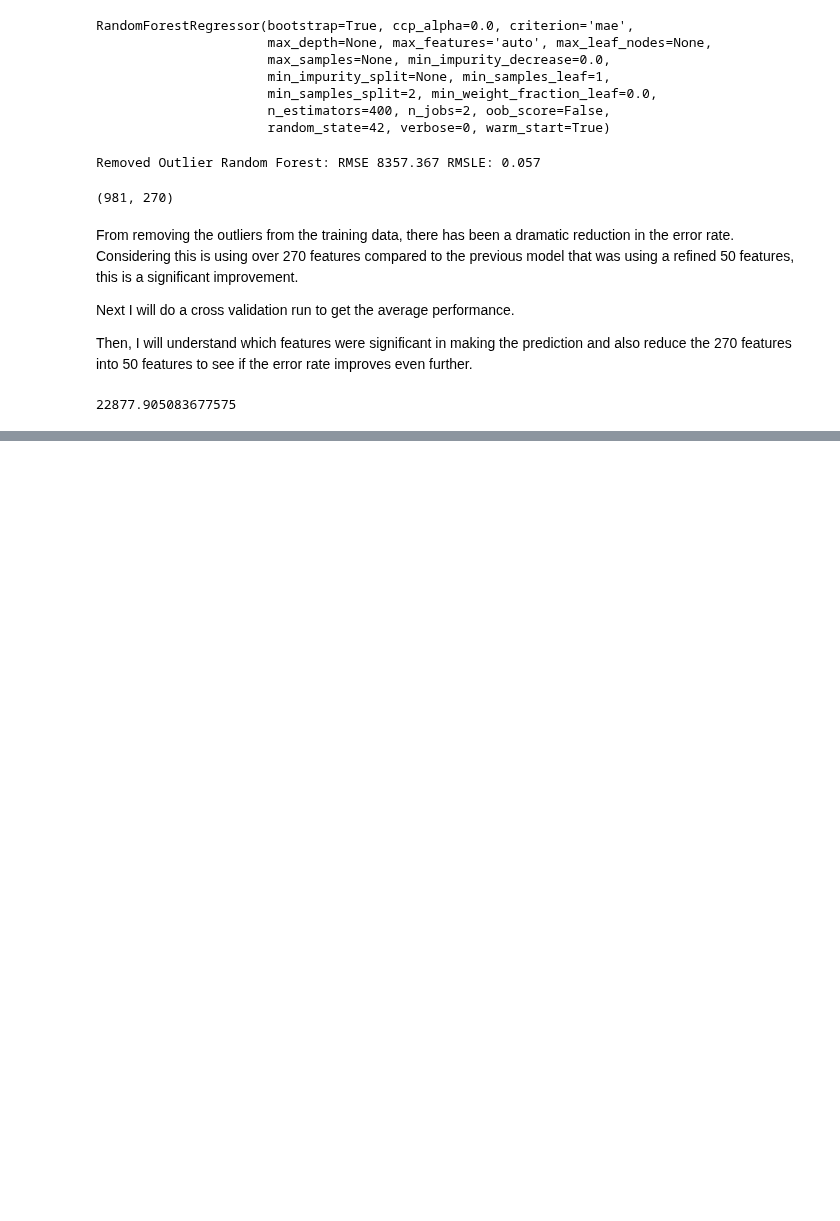
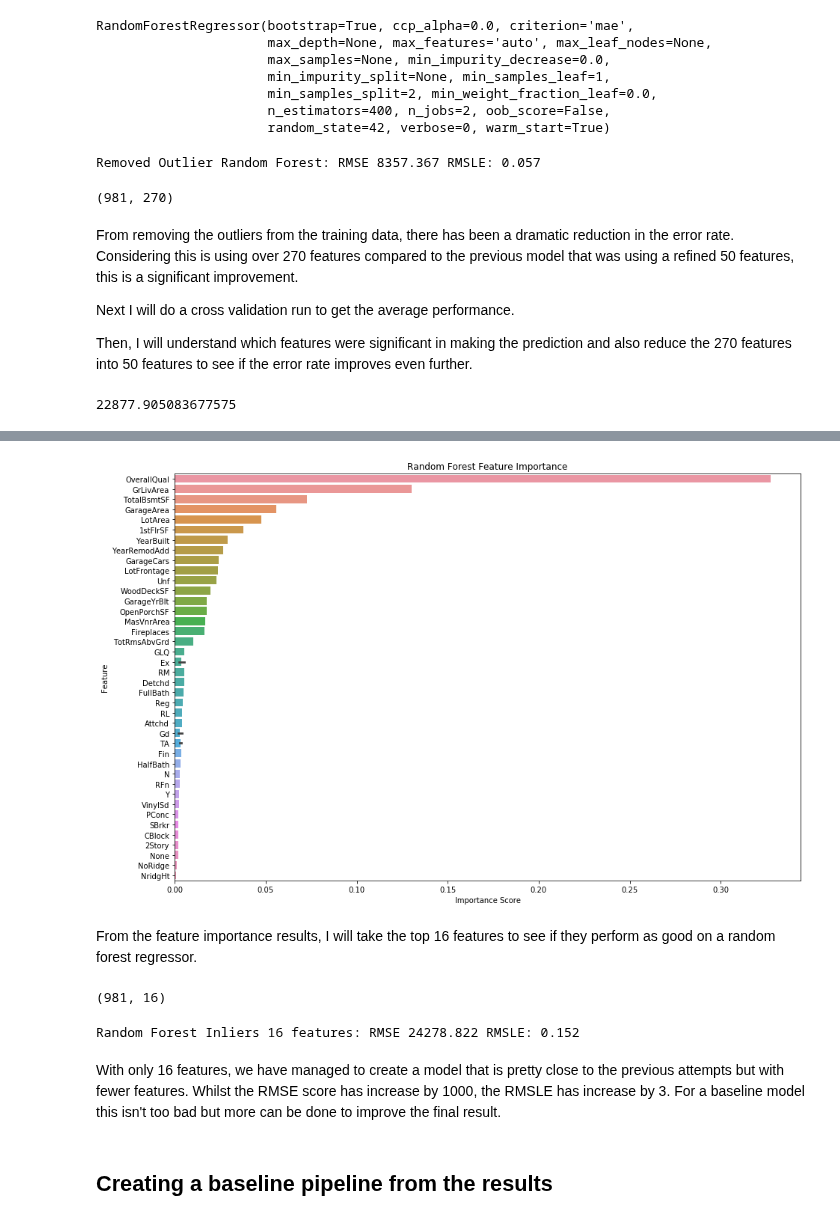
Before and after one commit to Ryan95Z/ml-house-prices, a Jupyter notebook: notebooks/1. ML House Prices - Creating a training dataset.ipynb, the cells around one changed output, grey strips where cells are left out. Cells and saved outputs as stored; diff of their text form; code cells hidden in the pictures; blank space fills up the shorter version.

Commit message:
created a refined model based on the evalaution on the results of previous model. Created a first baseline model with a full pipeline to make predictions.

```diff
--- a/notebooks/1. ML House Prices - Creating a training dataset.ipynb
+++ b/notebooks/1. ML House Prices - Creating a training dataset.ipynb
@@ -770,0 +774,7 @@ Upon applying a cross validation, the average RMSE is about 10,000 less than the
+# %%
+# Get the best 50 features
+k_best_inliers = SelectKBest(score_func=f_regression, k=50)
+X_train_k_inliers = k_best_inliers.fit_transform(X_train_inliers_processed, y_train_inliers)
+# %%
+k_best_inliers_cols = processed_columns[k_best_inliers.get_support()]
+print(k_best_inliers_cols.shape)
@@ -770,0 +785,4 @@ Upon applying a cross validation, the average RMSE is about 10,000 less than the
+# %%
+rand_reg_v3 = RandomForestRegressor(random_state=RANDOM_STATE,  **rand_reg_grid_search.best_params_)
+scores = cross_val_regression(rand_reg_v3, X_train_k_inliers, y_train_inliers)
+print('Random Forest Inliers 50 features: RMSE {:.3f} RMSLE: {:.3f}'.format(scores['rmse'], scores['rmlse']))
@@ -770,0 +793,2 @@ Upon applying a cross validation, the average RMSE is about 10,000 less than the
+# %%
+rand_reg_v3.fit(X_train_k_inliers, y_train_inliers)
@@ -770,0 +803,29 @@ Upon applying a cross validation, the average RMSE is about 10,000 less than the
+# %%
+feature_importance = rand_reg_v3.feature_importances_
+indices = np.argsort(feature_importance)[::-1]
+
+plt.figure(figsize=(15, 10))
+sns.barplot(feature_importance[indices], k_best_inliers_cols[indices])
+plt.xlabel('Importance Score')
+plt.ylabel('Feature')
+plt.title('Random Forest Feature Importance')
+plt.show()
+# %% [output]
+[figure, added]
+# %% [markdown]
+From the feature importance results, I will take the top 16 features to see if they perform as good on a random forest regressor.
+# %%
+X_train_k_inliers_refined = X_train_k_inliers[:, indices[0:16]]
+X_train_k_inliers_refined.shape
+# %% [output]
+(981, 16)
+# %%
+rand_reg_v4 = RandomForestRegressor(random_state=RANDOM_STATE,  **rand_reg_grid_search.best_params_)
+scores = cross_val_regression(rand_reg_v4, X_train_k_inliers_refined, y_train_inliers)
+print('Random Forest Inliers 16 features: RMSE {:.3f} RMSLE: {:.3f}'.format(scores['rmse'], scores['rmlse']))
+# %% [output]
+Random Forest Inliers 16 features: RMSE 24278.822 RMSLE: 0.152
+# %% [markdown]
+With only 16 features, we have managed to create a model that is pretty close to the previous attempts but with fewer features. Whilst the RMSE score has increase by 1000, the RMSLE has increase by 3. For a baseline model this isn't too bad but more can be done to improve the final result.
+# %% [markdown]
+## Creating  a baseline pipeline from the results
```
Also changed, not shown: parts of 17 cells of this notebook.
